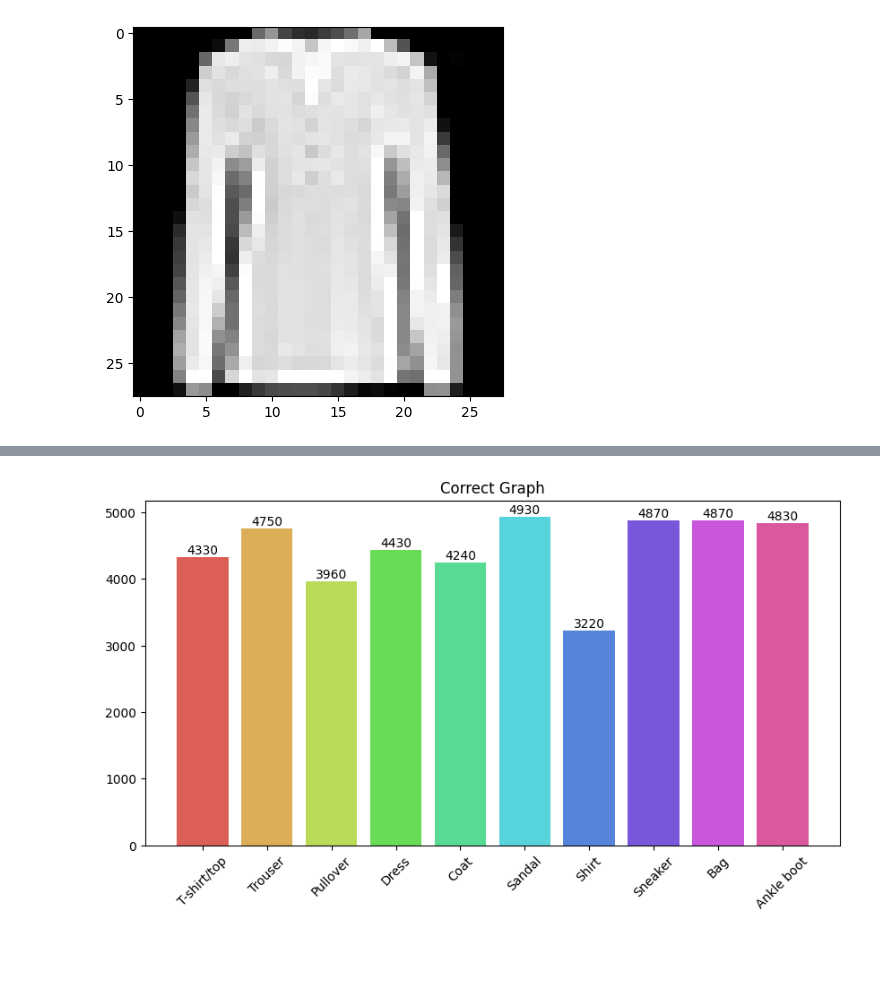
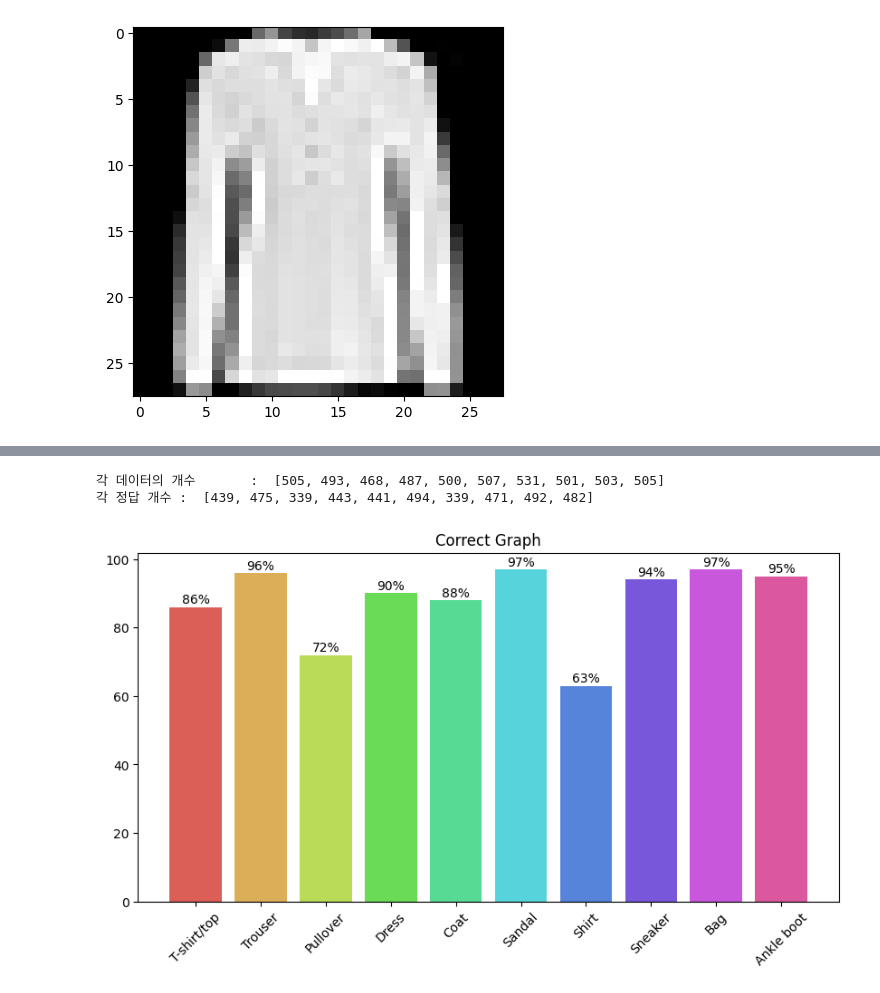
Before and after one commit to Konkuk-Univ-Glocal-Campus/introai202401-midterm-bkk21, a Jupyter notebook: midterm.ipynb, the cells around one changed output, grey strips where cells are left out. Drawn from its saved outputs; the diff is of its cells as text; code cells hidden in the pictures; blank space fills up the shorter version.

```diff
--- a/midterm.ipynb
+++ b/midterm.ipynb
@@ -371,16 +454,16 @@ plt.show()
 #test 데이터로 최종 평가
 model.eval()
 X_test, y_test = test_img.to(default_device), test_label.to(default_device)
-result = model(X_test)
+test_result = model(X_test)
 
 #Loss 값 계산
-loss = criterion(result, y_test)
+loss = criterion(test_result, y_test)
 
 #정확도 계산
-_, pred = torch.max(result.data, 1)
+_, pred = torch.max(test_result.data, 1)
 accuracy = 100.*(pred == y_test).sum().item() / len(pred)
 
 #결과 출력
-print(f"Test loss : {loss.item():.9f}")
-print(f"Test accuracy : {accuracy:5.2f} %")
+print(f"Test Loss : {loss.item():.9f}")
+print(f"Test Acc : {accuracy:5.2f} %")
 # %% [output]
@@ -442,16 +589,16 @@ test_result = {"correct" : [0, 0, 0, 0, 0, 0, 0, 0, 0, 0] , "wrong" : [0, 0, 0,
 correct, wrong = 0, 0
 
 for i in range(len(pred)):
-    for j in range(10):
-        pred_index = int(str(pred[i]).split("(")[1].split(")")[0])
-        label_index = int(str(y_test[i]).split("(")[1].split(")")[0])
 
-        if pred[i] == y_test[i]:
-            test_result['correct'][pred_index] += 1 #맞게 예측했을 때 정답-correct에 +1
+    pred_index = int(str(pred[i]).split("(")[1].split(")")[0])
+    label_index = int(str(test_label[i]).split("(")[1].split(")")[0])
 
-        else:
-            test_result['wrong'][label_index] += 1 #잘못 예측했을 때 정답 - wrong에 +1
-            test_result['wrong_value'][label_index][pred_index] += 1 #정답으로 예측한 라벨 카운트 +1
+    if pred[i] == test_label[i]:
+        test_result['correct'][label_index] += 1 #맞게 예측했을 때 정답-correct에 +1
+
+    else:
+        test_result['wrong'][label_index] += 1 #잘못 예측했을 때 정답 - wrong에 +1
+        test_result['wrong_value'][label_index][pred_index] += 1 #정답으로 예측한 라벨 카운트 +1
 
 test_result
 # %% [output]
@@ -470,26 +624,38 @@ test_result
 # %%
+#각 데이터 개수
+print("각 데이터의 개수\t: ", data_count)
+
 #정답 리스트
-correct_list = test_result['correct']
+list = test_result['correct']
+
+#정답 개수
+print("각 정답 개수\t: ", list)
 
 #색상 지정
-colors = sns.color_palette('hls',len(correct_list))
+colors = sns.color_palette('hls',len(list))
 
 #차트 크기
 plt.figure(figsize = (10, 5))
 
 #차트 이름
 plt.title('Correct Graph')
 
+#비율 계산 리스트 만들기
+correct_list = []
+for i in range(len(list)):
+    correct_list.append(int(list[i] / data_count[i] * 100 // 1))
+
 #차트 그리기
 bar = plt.bar(category.values(), correct_list, color = colors)
-
 #x 라벨 45도 돌리기
 plt.xticks(rotation = 45)
 
 for i, j in enumerate(bar) :
-    plt.text(i, j.get_height() + 50, correct_list[i], ha = 'center')
+    plt.text(i, j.get_height() + 1, f"{correct_list[i]}%", ha = 'center')
 
 #그래프 출력
 plt.show()
 # %% [output]
+각 데이터의 개수       :  [505, 493, 468, 487, 500, 507, 531, 501, 503, 505]
+각 정답 개수 :  [439, 475, 339, 443, 441, 494, 339, 471, 492, 482]
-[figure, old version]
+[figure, new version]
```
Also changed, not shown: parts of 40 cells of this notebook.
